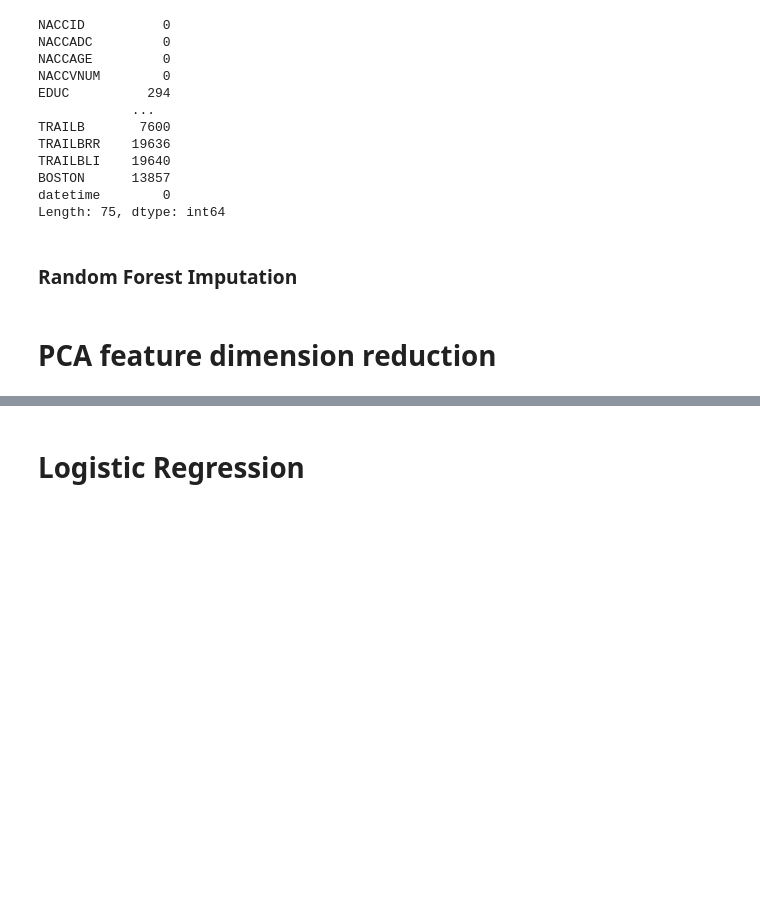
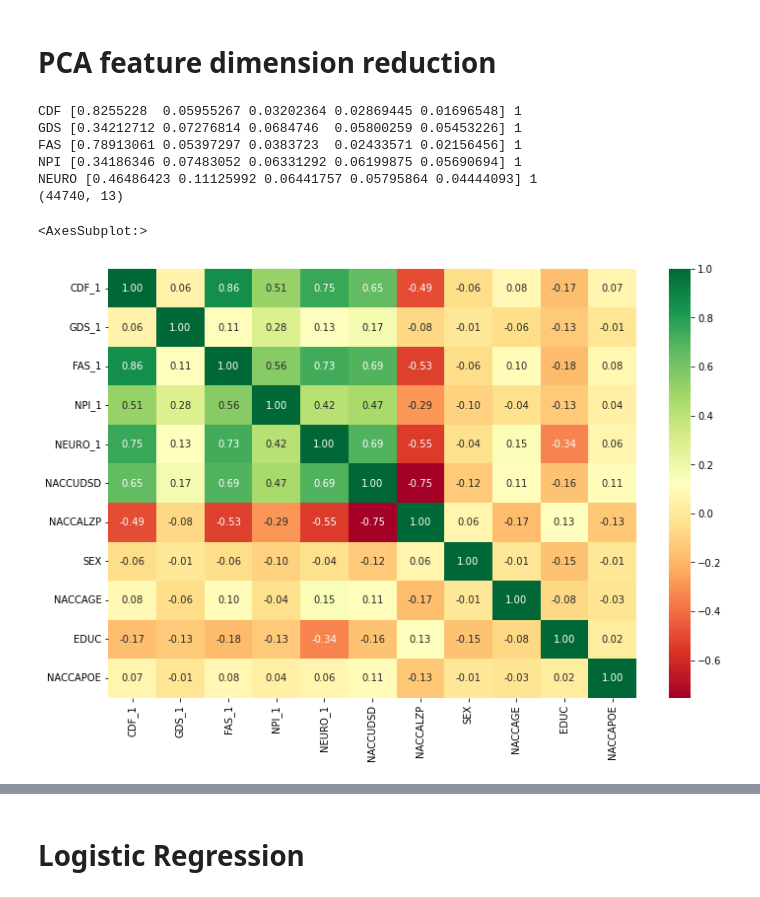
Before and after one commit to JeremyJosephLin/STA275_final_project, a Jupyter notebook: model/Baseline_random_forest_imputation.ipynb, the cells around one changed output, grey strips where cells are left out. Drawn from its saved outputs; the diff is of its cells as text; code cells hidden in the pictures; blank space fills up the shorter version.

Commit message:
update Baseline and Baseline-RF

```diff
--- a/model/Baseline_random_forest_imputation.ipynb
+++ b/model/Baseline_random_forest_imputation.ipynb
@@ -38,24 +81,0 @@ csf = drop_missing(csf, col_thres=0.8)
-# %%
-# Impute missing with column mean (numeric) or mode (categorical)
-def impute_missing(df):
-    for c in df.columns:
-        try:
-            if c not in ['NACCID', 'datetime', 'NACCUDSD']:
-                if df[c].nunique() <= 20:
-                    df[c] = df[c].fillna(value = df[c].mode().values[-1])
-                else:
-                    df[c] = df[c].fillna(value = df[c].mean())
-        except:
-            print("Cannot convert column ", c)
-    return df
-
-uds = impute_missing(uds)
-mri = impute_missing(mri)
-csf = impute_missing(csf)
-uds = uds.dropna(subset=['NACCUDSD'])
-print(Counter(uds['NACCUDSD']))
-
-uds.loc[uds['NACCUDSD']==2, 'NACCUDSD']=1
-uds = uds.drop('NACCVNUM', axis=1)
-mri = mri[mri['NACCVNUM'] == 1].drop('NACCVNUM', axis=1)
-print(uds.shape, mri.shape, csf.shape)
@@ -78,35 +82,20 @@ uds
-# %%
-uds.isna().sum()
-# %% [output]
-NACCID          0
-NACCADC         0
-NACCAGE         0
-NACCVNUM        0
-EDUC          294
-            ...
-TRAILB       7600
-TRAILBRR    19636
-TRAILBLI    19640
-BOSTON      13857
-datetime        0
-Length: 75, dtype: int64
-# %% [markdown]
-### Random Forest Imputation
 # %% [markdown]
 # PCA feature dimension reduction
 # %%
 from sklearn.preprocessing import StandardScaler
 from sklearn.decomposition import PCA
 scaler = StandardScaler()
-pca = PCA(n_components=5)
+pca = None
 
-def pca_transform(df, var_dict, pca_thres = 0.8):
+def pca_transform(df, var_dict, n_component, pca_thres = 0.8):
+    global pca
+    pca = PCA(n_components=n_component)
     to_ret = pd.DataFrame()
     for cat in var_dict['Category'].unique():
         if cat != 'DEMO':
             var_names = var_dict[var_dict['Category'] == cat]['VariableName'].values
             var_names = set(var_names).intersection(set(df.columns))
-            if len(var_names) > 5:
+            if len(var_names) > n_component:
                 pca_transformed = pca.fit_transform(scaler.fit_transform(df.loc[:,var_names]))
                 num_selected_1 = np.sum(pca.explained_variance_ratio_ > pca_thres)
                 num_selected_2 = np.argmax(-np.diff(pca.explained_variance_ratio_, n=1) > 0.1) + 1
@@ -117,13 +106,24 @@ def pca_transform(df, var_dict, pca_thres = 0.8):
                 to_ret = pd.concat([to_ret, temp], axis=1)
     return to_ret
 # %%
-# PCA UDS
-uds_pca = pca_transform(uds.drop(['NACCID', 'datetime', 'NACCUDSD', 'NACCADC'], axis=1), uds_dict, pca_thres=0.2)
+# PCA UDS  UDS is unique for each patient at baseline
+assert(len(Counter(uds.groupby('NACCID')['datetime'].count().values)))
+uds_pca = pca_transform(uds.drop(['NACCID', 'NACCUDSD', 'NACCADC'], axis=1), uds_dict, 5, pca_thres=0.2)
 demo_features = set(uds.columns).intersection(set(uds_dict[uds_dict['Category'] == 'DEMO']['VariableName'].values))
 uds_pca = pd.concat([uds_pca, uds[demo_features - set(['NACCADC'])].reset_index(drop=True)], axis=1)
 uds_pca['NACCID'] = uds.reset_index()['NACCID']
+uds_pca['datetime'] = uds.reset_index()['datetime']
 print(uds_pca.shape)
 
 plt.figure(figsize = (12,8))
 sns.heatmap(uds_pca.corr(), annot=True, fmt='.2f', cmap='RdYlGn')
+# %% [output]
+CDF [0.8255228  0.05955267 0.03202364 0.02869445 0.01696548] 1
+GDS [0.34212712 0.07276814 0.0684746  0.05800259 0.05453226] 1
+FAS [0.78913061 0.05397297 0.0383723  0.02433571 0.02156456] 1
+NPI [0.34186346 0.07483052 0.06331292 0.06199875 0.05690694] 1
+NEURO [0.46486423 0.11125992 0.06441757 0.05795864 0.04444093] 1
+(44740, 13)
+<AxesSubplot:>
+[figure, added]
 # %%
```
Also changed, not shown: parts of 22 cells of this notebook, 1 other file.
